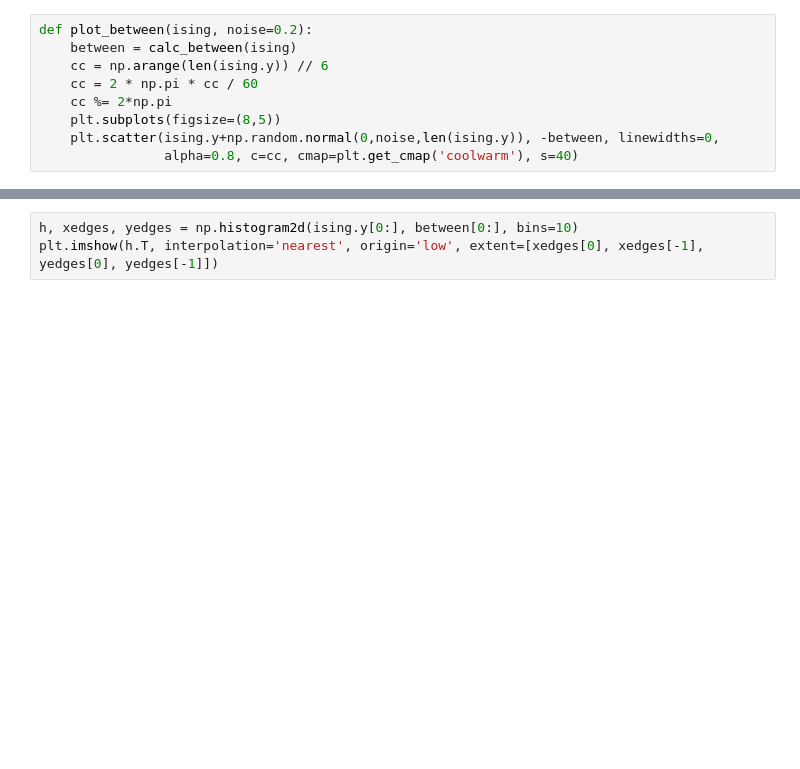
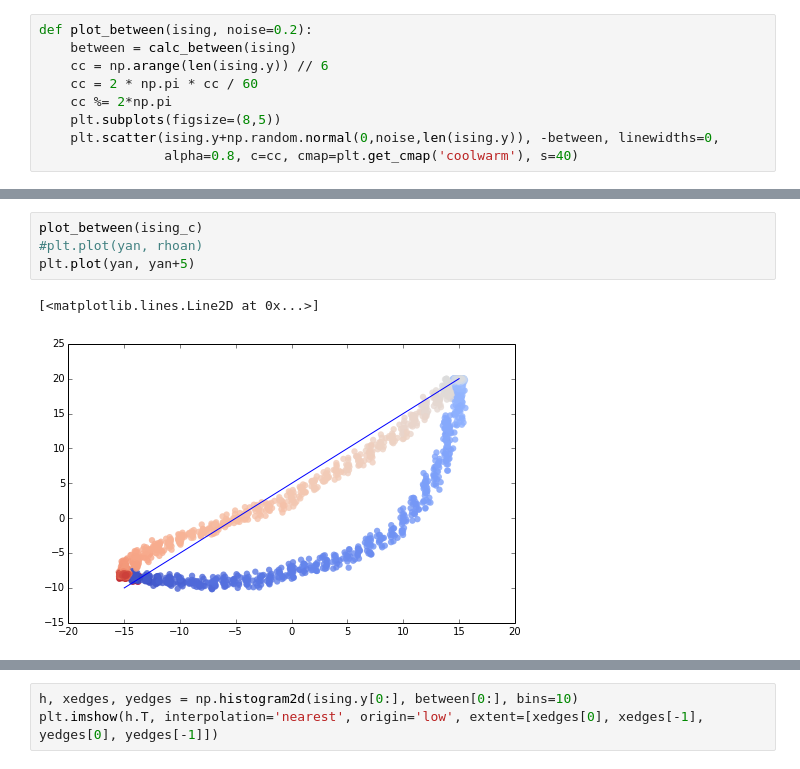
Before and after one commit to mpharrigan/cysingmodel, a Jupyter notebook: ipython/ising_analysis.ipynb, the cells around one changed output, grey strips where cells are left out. Cells and saved outputs as stored; diff of their text form; blank space fills up the shorter version.

```diff
--- a/ipython/ising_analysis.ipynb
+++ b/ipython/ising_analysis.ipynb
@@ -94,0 +98,7 @@ plot_between(ising_c)
+# %%
+plot_between(ising_c)
+#plt.plot(yan, rhoan)
+plt.plot(yan, yan+5)
+# %% [output]
+[<matplotlib.lines.Line2D at 0x...>]
+[figure, added]
```
Also changed, not shown: parts of 8 cells of this notebook.
